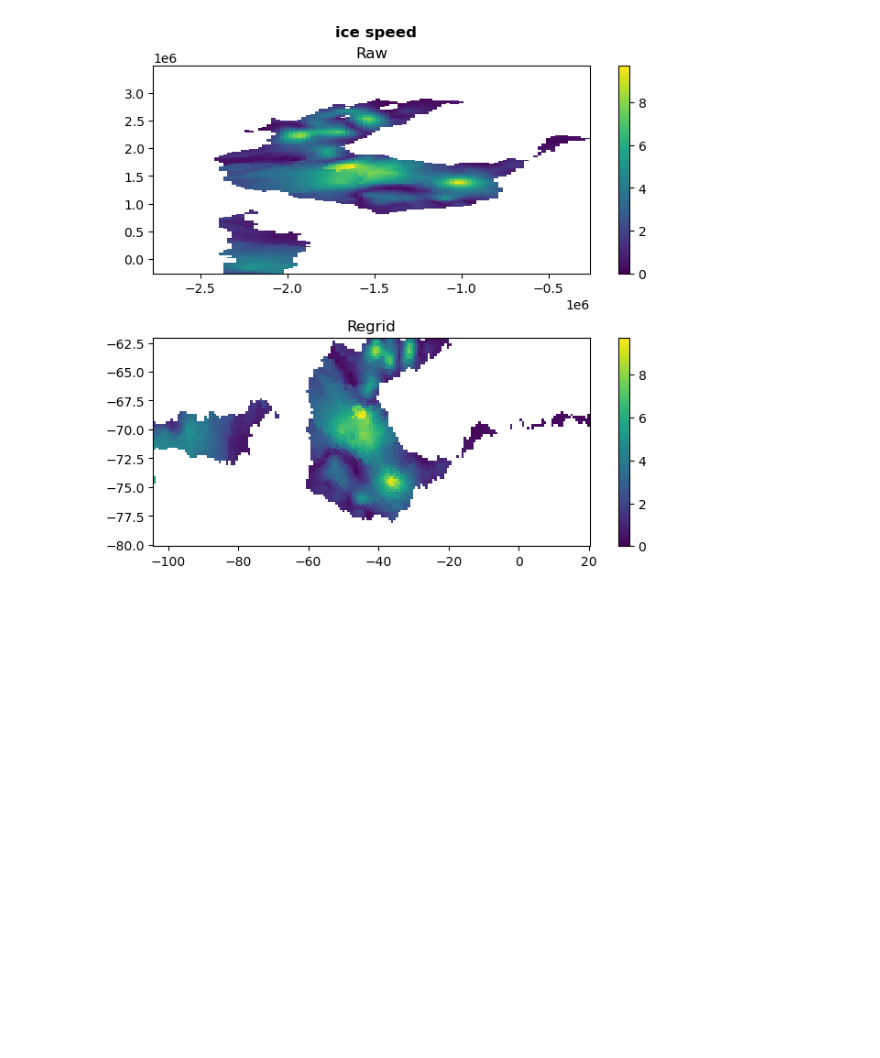
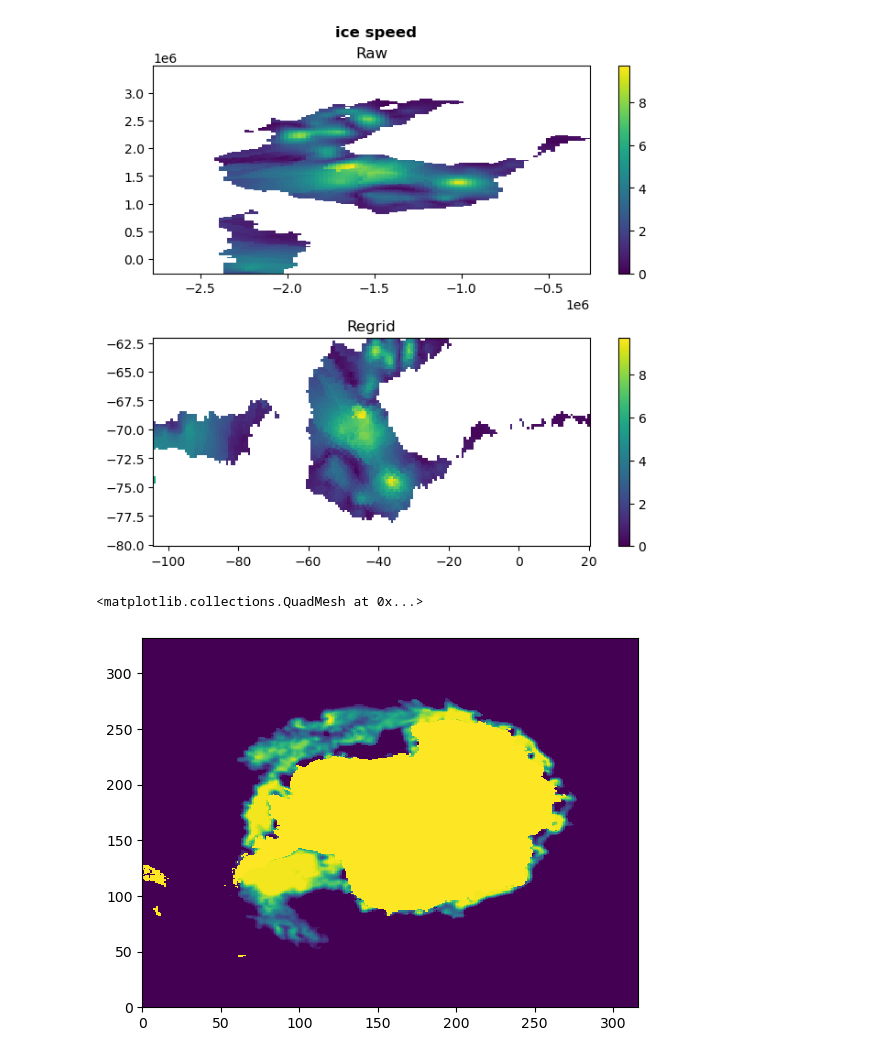
Before and after one commit to jackbassham/thesis-rough, a Jupyter notebook: notebooks/5.0-jwb-test-plot-regrid.ipynb, the cells around one changed output. Drawn from its saved outputs; the diff is of its cells as text; code cells hidden in the pictures; blank space fills up the shorter version.

Commit message:
tested regrid on ci, checks out!

```diff
--- a/notebooks/5.0-jwb-test-plot-regrid.ipynb
+++ b/notebooks/5.0-jwb-test-plot-regrid.ipynb
@@ -158,3 +229,9 @@ plt.show
 # %% [output]
 <function matplotlib.pyplot.show(close=None, block=None)>
 [figure]
+# %%
+fnam_raw = 'ice_conc_raw_nsidc0051v2_ps.npz'
+fnam_regrid = 'ice_conc_regrid_nsidc0051v2.npz'
+# %%
+data_raw = np.load(path_raw / fnam_raw)
+data_regrid = np.load(path_regrid / fnam_regrid)
@@ -160,0 +248,5 @@ plt.show
+# %%
+plt.pcolormesh(data_raw['ci'][0])
+# %% [output]
+<matplotlib.collections.QuadMesh at 0x...>
+[figure, added]
```
Also changed, not shown: parts of 5 cells of this notebook.
